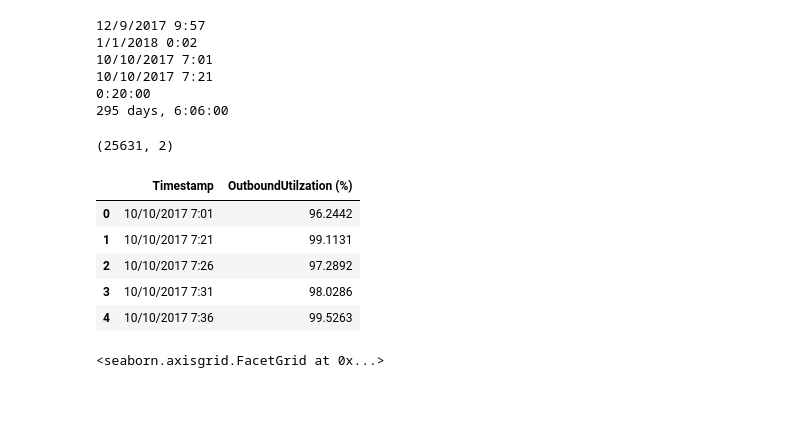
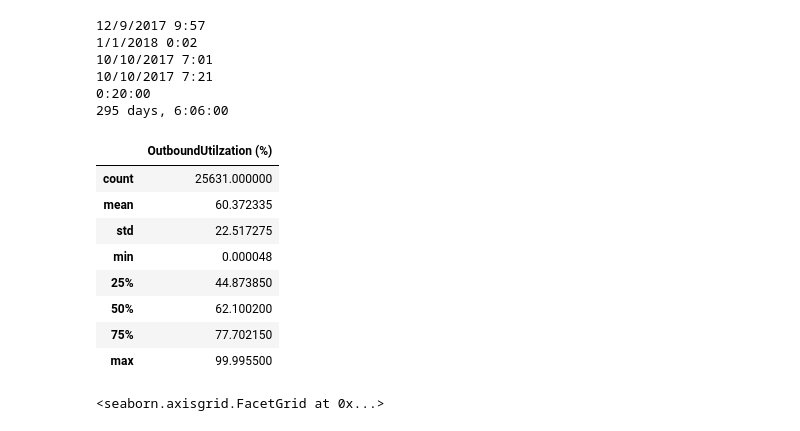
Before and after one commit to AlesKas/DIP, a Jupyter notebook: network_analytics.ipynb, the cells around one changed output. Saved outputs shown, nothing was run; the diff lists cells and outputs as text; code cells hidden in the pictures; blank space fills up the shorter version.

```diff
--- a/network_analytics.ipynb
+++ b/network_analytics.ipynb
@@ -20,19 +20,18 @@ print(datetime.datetime.strptime(network_analytics['Timestamp'][len(network_anal
 10/10/2017 7:21
 0:20:00
 295 days, 6:06:00
-# %%
-print(network_analytics.shape)
-# %% [output]
-(25631, 2)
 # %%
-network_analytics.head()
+network_analytics.describe()
 # %% [output]
-|  | Timestamp | OutboundUtilzation (%) |
-| 0 | 10/10/2017 7:01 | 96.2442 |
-| 1 | 10/10/2017 7:21 | 99.1131 |
-| 2 | 10/10/2017 7:26 | 97.2892 |
-| 3 | 10/10/2017 7:31 | 98.0286 |
-| 4 | 10/10/2017 7:36 | 99.5263 |
+|  | OutboundUtilzation (%) |
+| count | 25631.000000 |
+| mean | 60.372335 |
+| std | 22.517275 |
+| min | 0.000048 |
+| 25% | 44.873850 |
+| 50% | 62.100200 |
+| 75% | 77.702150 |
+| max | 99.995500 |
 # %%
 import seaborn as sns
 sns.displot(network_analytics['OutboundUtilzation (%)'], kde=True, bins=50)
```
Also changed, not shown: parts of 2 cells of this notebook, 1 other file.
